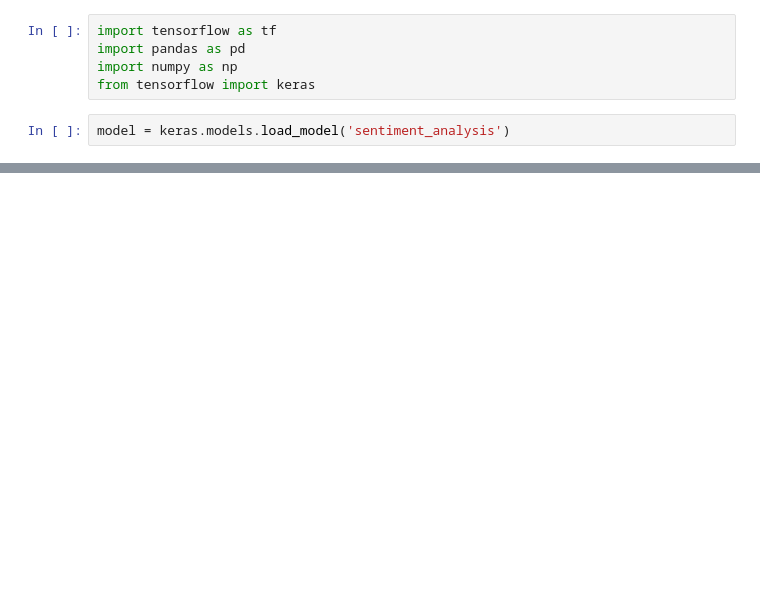
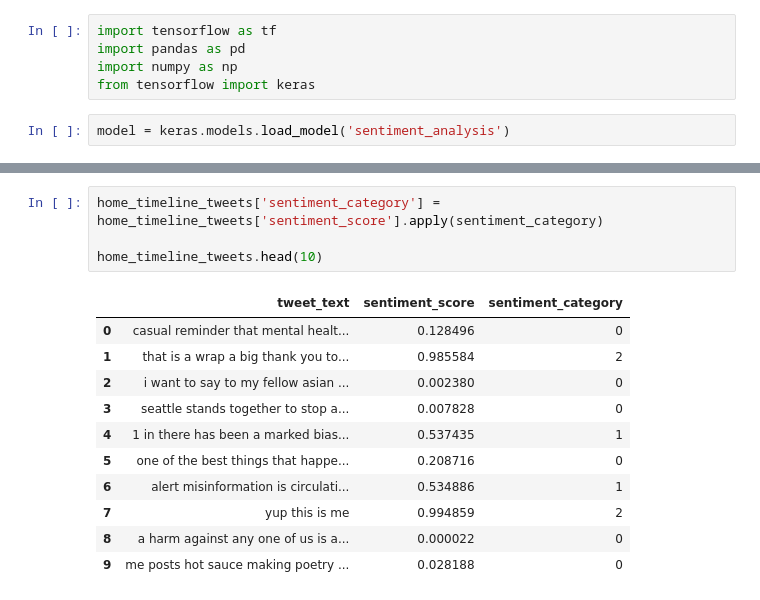
Before and after one commit to guldenturgay/twitter-playground, a Jupyter notebook: sentiment_analysis.ipynb, the cells around one changed output, grey strips where cells are left out. Drawn from its saved outputs; the diff is of its cells as text; blank space fills up the shorter version.

```diff
--- a/sentiment_analysis.ipynb
+++ b/sentiment_analysis.ipynb
@@ -34,0 +53,16 @@ home_timeline_tweets.head(10)
+# %%
+home_timeline_tweets['sentiment_category'] = home_timeline_tweets['sentiment_score'].apply(sentiment_category)
+
+home_timeline_tweets.head(10)
+# %% [output]
+|  | tweet_text | sentiment_score | sentiment_category |
+| 0 | casual reminder that mental healt... | 0.128496 | 0 |
+| 1 | that is a wrap a big thank you to... | 0.985584 | 2 |
+| 2 | i want to say to my fellow asian ... | 0.002380 | 0 |
+| 3 | seattle stands together to stop a... | 0.007828 | 0 |
+| 4 | 1 in there has been a marked bias... | 0.537435 | 1 |
+| 5 | one of the best things that happe... | 0.208716 | 0 |
+| 6 | alert misinformation is circulati... | 0.534886 | 1 |
+| 7 | yup this is me | 0.994859 | 2 |
+| 8 | a harm against any one of us is a... | 0.000022 | 0 |
+| 9 | me posts hot sauce making poetry ... | 0.028188 | 0 |
```
Also changed, not shown: parts of 5 cells of this notebook.
